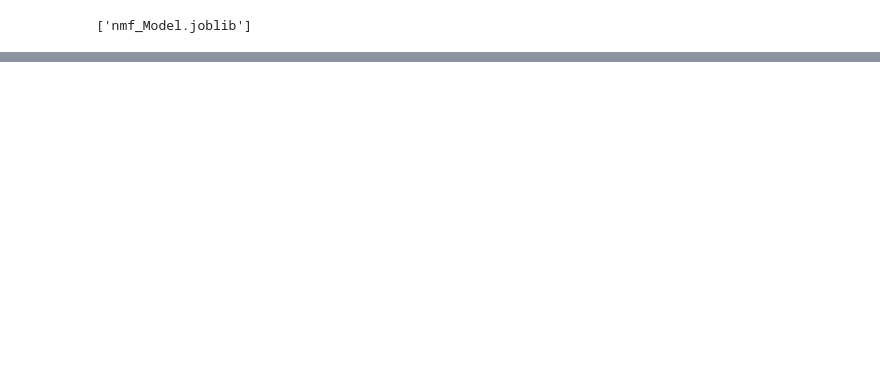
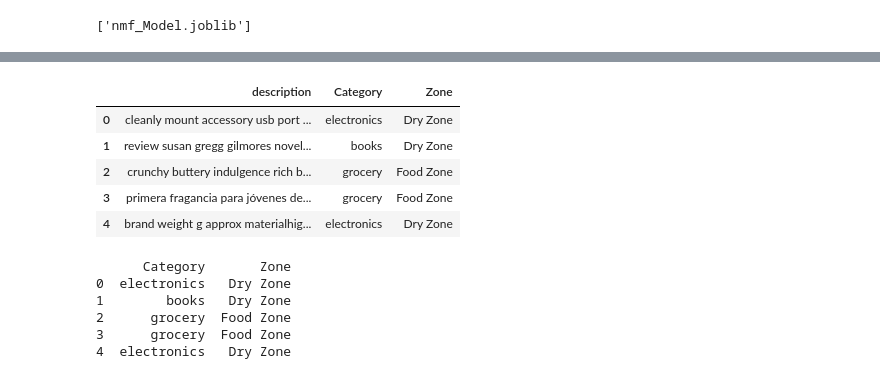
Before and after one commit to Noor30903/BERTopic_LDA_NMF_Comparison, a Jupyter notebook: NMF.ipynb, the cells around one changed output, grey strips where cells are left out. Saved outputs shown, nothing was run; the diff lists cells and outputs as text; code cells hidden in the pictures; blank space fills up the shorter version.

```diff
--- a/NMF.ipynb
+++ b/NMF.ipynb
@@ -180,0 +206,40 @@ Predicted Category: books
+# %%
+
+# Now map the predicted categories to zones using your category_to_zone mapping
+category_to_zone = {
+    "beauty": "Cosmetic Zone",
+    "books": "Dry Zone",
+    "electronics": "Dry Zone",
+    "home": "Bulk Zone",
+    "grocery": "Food Zone"
+}
+
+
+# Map the predicted categories to their respective zones
+predicted_zones = [category_to_zone[category] for category in predicted_categories]
+
+# Create a DataFrame with the results
+results_df = pd.DataFrame({
+    'description': X_test['description'],
+    'Category': predicted_categories,
+    'Zone': predicted_zones
+})
+
+# Display the results
+results_df.head()
+# %% [output]
+|  | description | Category | Zone |
+| 0 | cleanly mount accessory usb port ... | electronics | Dry Zone |
+| 1 | review susan gregg gilmores novel... | books | Dry Zone |
+| 2 | crunchy buttery indulgence rich b... | grocery | Food Zone |
+| 3 | primera fragancia para jóvenes de... | grocery | Food Zone |
+| 4 | brand weight g approx materialhig... | electronics | Dry Zone |
+# %%
+print(results_df[['Category', 'Zone']].head())
+# %% [output]
+      Category       Zone
+0  electronics   Dry Zone
+1        books   Dry Zone
+2      grocery  Food Zone
+3      grocery  Food Zone
+4  electronics   Dry Zone
```
Also changed, not shown: parts of 19 cells of this notebook.
